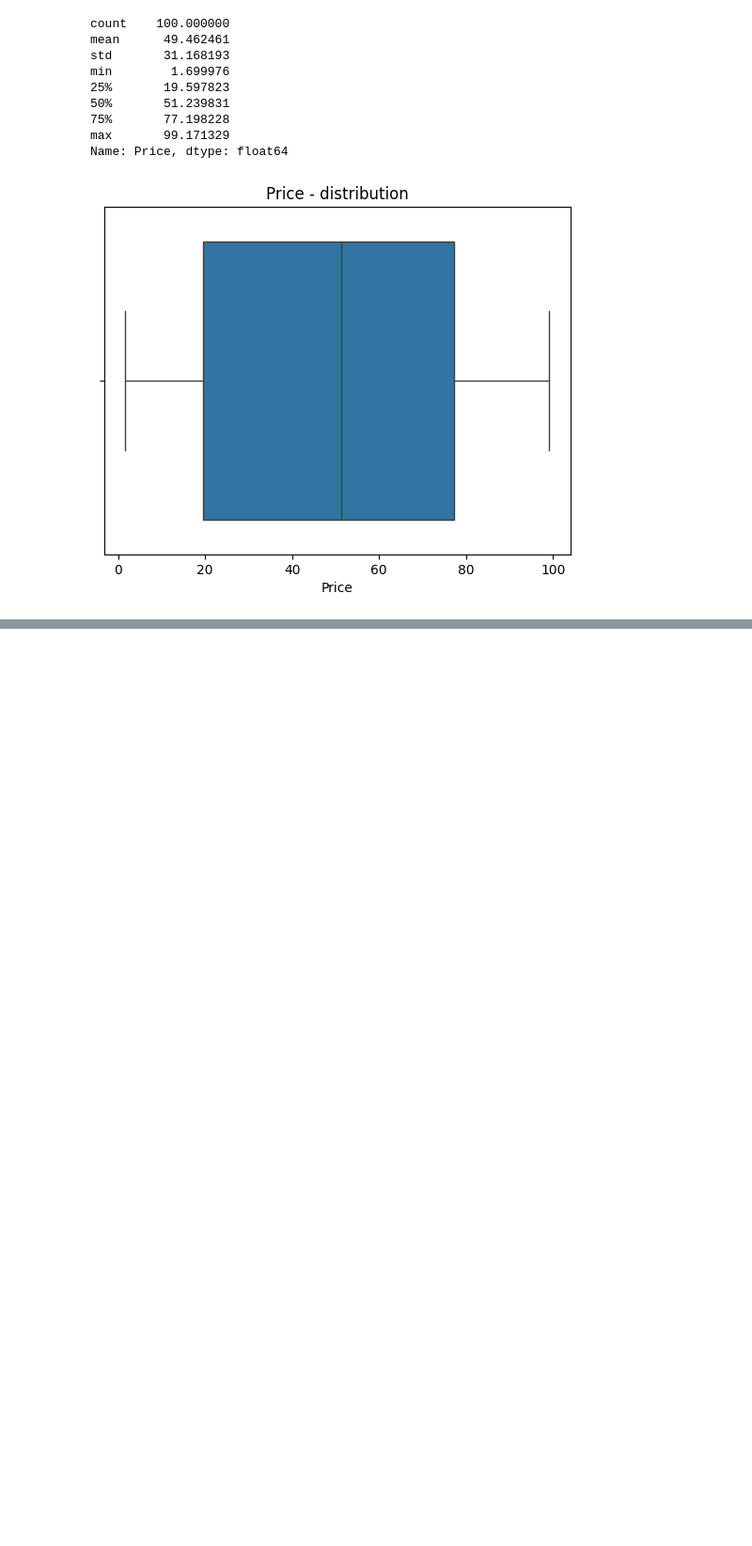
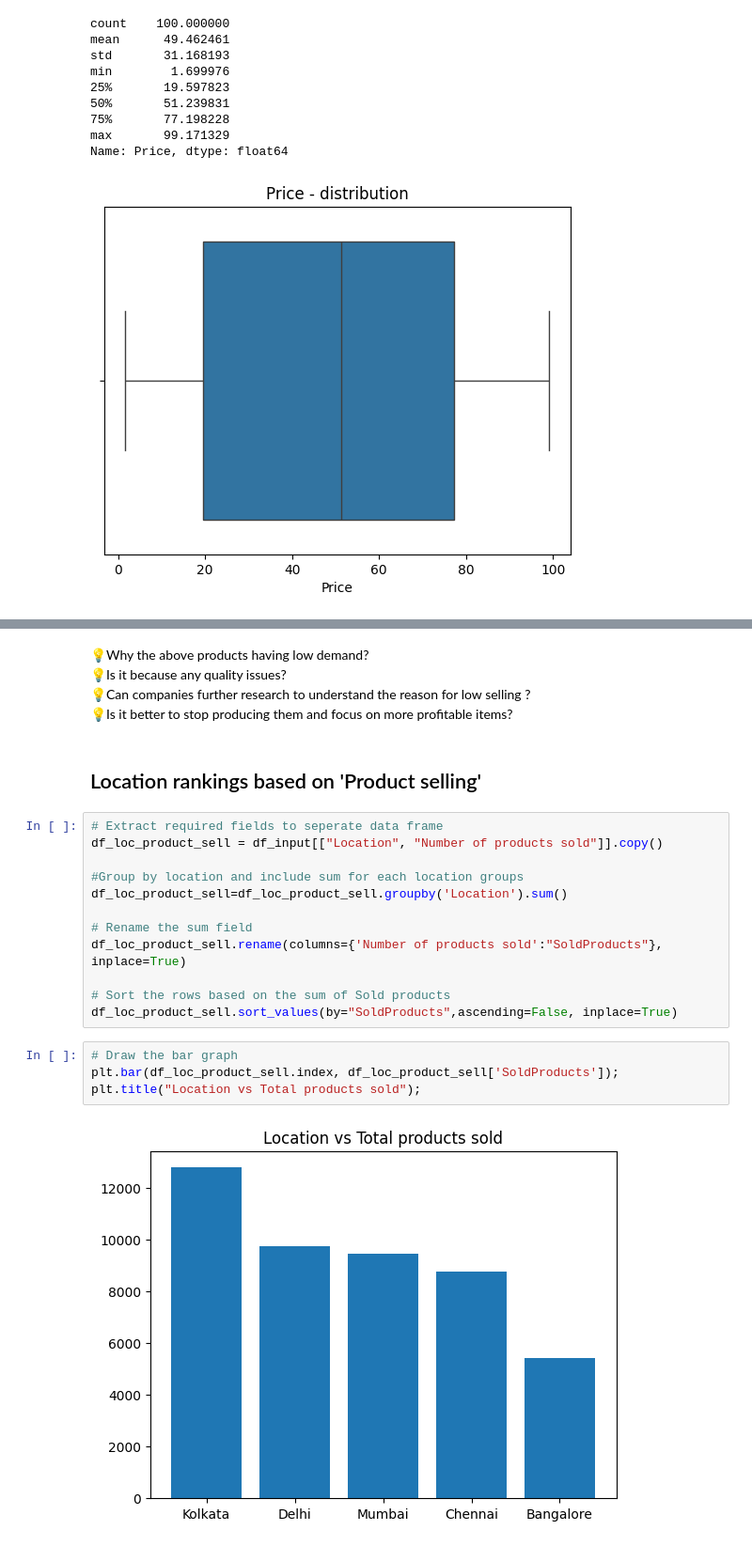
Before and after one commit to ajithcl/SupplyChainAnalysis, a Jupyter notebook: SupplyChain.ipynb, the cells around one changed output, grey strips where cells are left out. Shown at 94% size. Saved outputs shown, nothing was run; the diff lists cells and outputs as text; blank space fills up the shorter version.

```diff
--- a/SupplyChain.ipynb
+++ b/SupplyChain.ipynb
@@ -490,0 +501,25 @@ Name: Price, dtype: float64
+# %% [markdown]
+💡Why the above products having low demand?<br>
+💡Is it because any quality issues? <br>
+💡Can companies further research to understand the reason for low selling ? <br>
+💡Is it better to stop producing them and focus on more profitable items? <br>
+# %% [markdown]
+## Location rankings based on 'Product selling'
+# %%
+# Extract required fields to seperate data frame
+df_loc_product_sell = df_input[["Location", "Number of products sold"]].copy()
+
+#Group by location and include sum for each location groups
+df_loc_product_sell=df_loc_product_sell.groupby('Location').sum()
+
+# Rename the sum field
+df_loc_product_sell.rename(columns={'Number of products sold':"SoldProducts"}, inplace=True)
+
+# Sort the rows based on the sum of Sold products
+df_loc_product_sell.sort_values(by="SoldProducts",ascending=False, inplace=True)
+# %%
+# Draw the bar graph
+plt.bar(df_loc_product_sell.index, df_loc_product_sell['SoldProducts']);
+plt.title("Location vs Total products sold");
+# %% [output]
+[figure, added]
```
Also changed, not shown: parts of 40 cells of this notebook.
